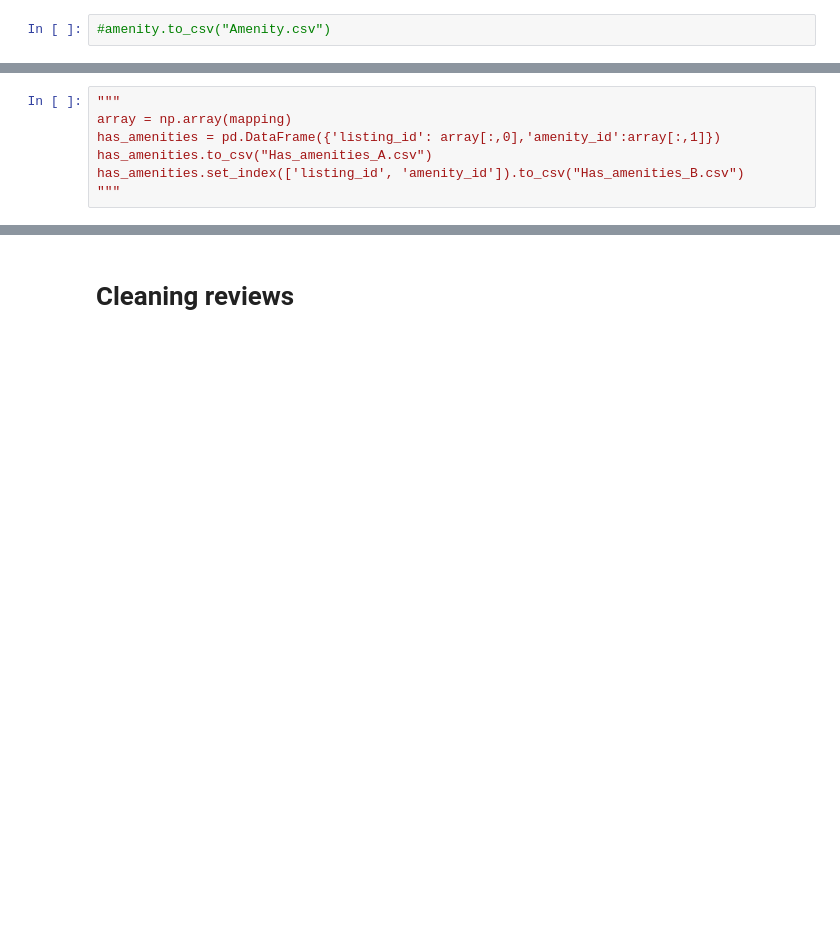
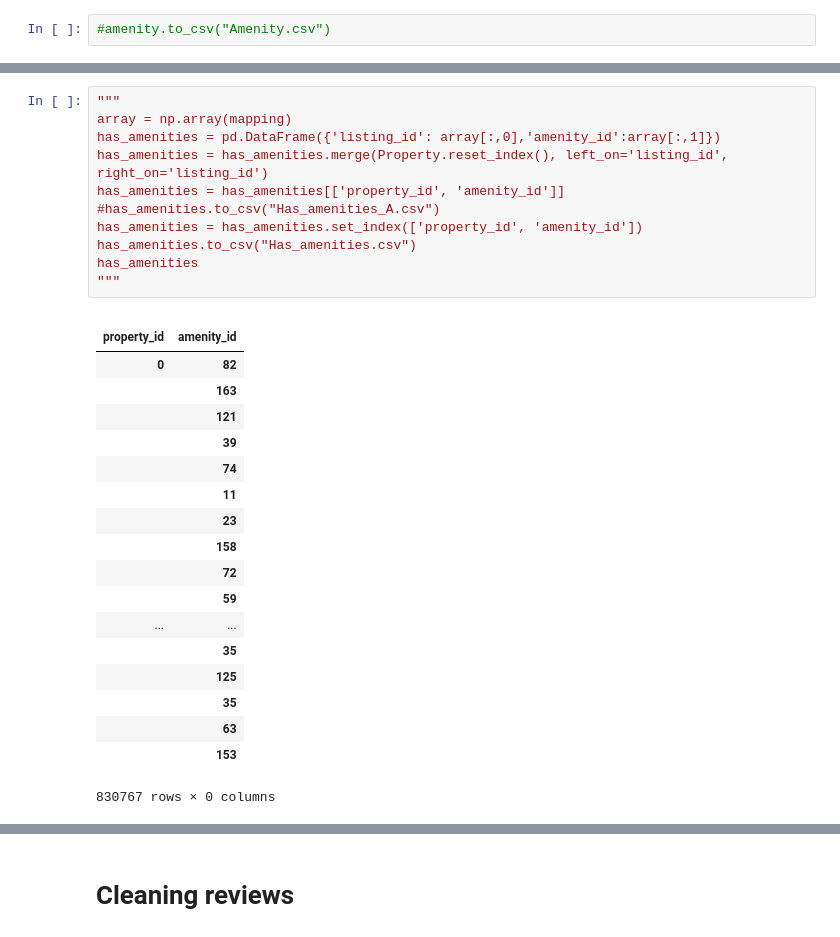
Before and after one commit to vquelque/DbProject, a Jupyter notebook: Cleaned_datas.ipynb, the cells around one changed output, grey strips where cells are left out. Cells and saved outputs as stored; diff of their text form; blank space fills up the shorter version.

```diff
--- a/Cleaned_datas.ipynb
+++ b/Cleaned_datas.ipynb
@@ -874,10 +874,34 @@ mapping
 # %%
 """
 array = np.array(mapping)
 has_amenities = pd.DataFrame({'listing_id': array[:,0],'amenity_id':array[:,1]})
-has_amenities.to_csv("Has_amenities_A.csv")
-has_amenities.set_index(['listing_id', 'amenity_id']).to_csv("Has_amenities_B.csv")
+has_amenities = has_amenities.merge(Property.reset_index(), left_on='listing_id', right_on='listing_id')
+has_amenities = has_amenities[['property_id', 'amenity_id']]
+#has_amenities.to_csv("Has_amenities_A.csv")
+has_amenities = has_amenities.set_index(['property_id', 'amenity_id'])
+has_amenities.to_csv("Has_amenities.csv")
+has_amenities
 """
+# %% [output]
+|  |  |
+| property_id | amenity_id |
+| 0 | 82 |
+|  | 163 |
+|  | 121 |
+|  | 39 |
+|  | 74 |
+|  | 11 |
+|  | 23 |
+|  | 158 |
+|  | 72 |
+|  | 59 |
+| ... | ... |
+|  | 35 |
+|  | 125 |
+|  | 35 |
+|  | 63 |
+|  | 153 |
+830767 rows × 0 columns
 # %%
 # square_feet
 print(len(listings['square_feet']))
```
Also changed, not shown: parts of 51 cells of this notebook.
